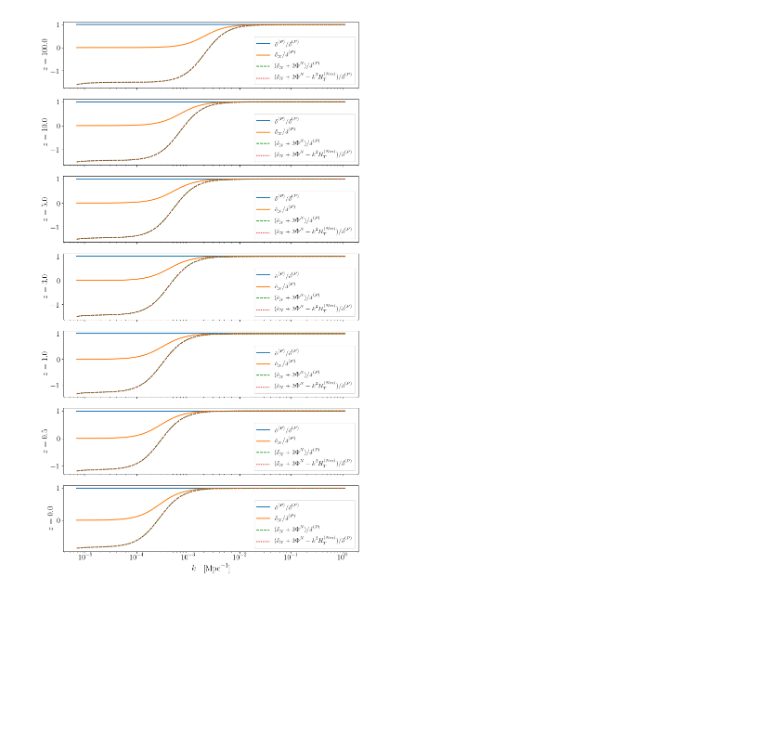
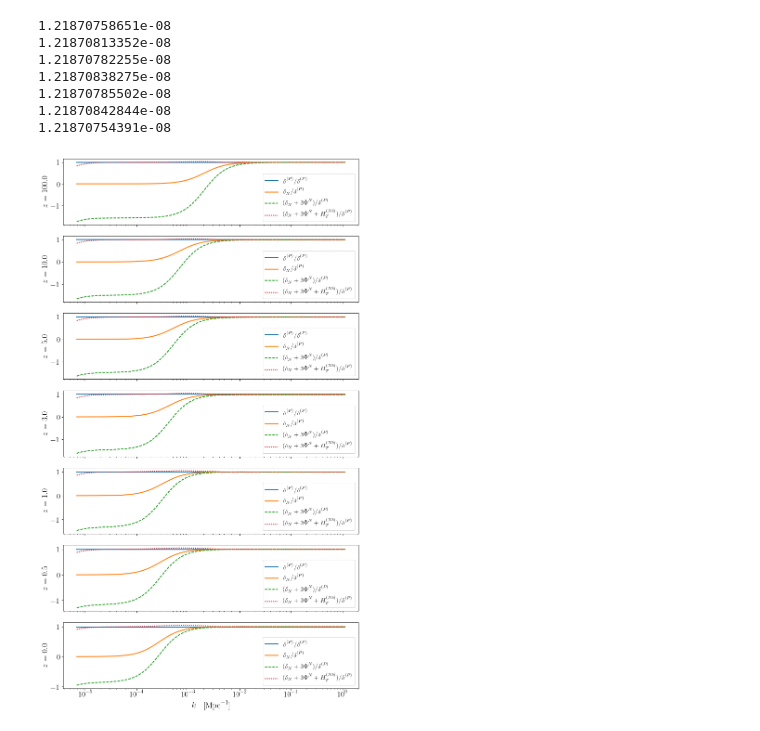
Before and after one commit to ThomasTram/CLASSmods, a Jupyter notebook: WeakFieldPlots.ipynb, the cells around one changed output. Saved outputs shown, nothing was run; the diff lists cells and outputs as text; code cells hidden in the pictures; blank space fills up the shorter version.

```diff
--- a/WeakFieldPlots.ipynb
+++ b/WeakFieldPlots.ipynb
@@ -66,6 +121,6 @@ rho_b_interp_z = interpolate.interp1d(bg['z'],bg['(.)rho_b'])
 # %%
 zvec = z_pk
-f, axes = plt.subplots(len(zvec),1,figsize=(10,17),sharex=True)
+f, axes = plt.subplots(len(zvec),1,figsize=(10,17),sharex=True,sharey=True)
 tk0 = cosmo.get_transfer(0.)
 CHT_grow0 = tk0['delta_Nb']
 CHT_decay0 = tk0['theta_Nb']
@@ -81,24 +136,28 @@ for iz, z in enumerate(zvec):
     H_T_nm = H_T_nb - k*L
     H_T_bs = H_T_nb + (CHT_grow-CHT_grow0)*grow_interp_z(z)+(CHT_decay - CHT_decay0)*decay_interp_z(z)
 
-    delta_N = tk['delta_N']
+    #delta_N = tk['delta_N']
+    delta_N = (tk0['delta_N']-k*tk0['L'])*D(a)
     rho_cdm = rho_cdm_interp_z(z)
     rho_b = rho_b_interp_z(z)
     Phi_N = -3./(2.*k**2)*a*a*(rho_cdm+rho_b)*delta_N
 
     delta_P = (rho_cdm*tk['d_cdm']+rho_b*tk['d_b'])/(rho_cdm+rho_b)
 
-    axes[iz].semilogx(k,delta_P,label=r'$\delta^{(P)}$')
-    axes[iz].semilogx(k,delta_N,label=r'$\delta_N$')
-    axes[iz].semilogx(k,delta_N+3*Phi_N,label=r'$\delta_N + 3\Phi^N$',ls='--')
-    axes[iz].semilogx(k,delta_N+3*Phi_N-k*k*H_T_nm,label=r'$\delta_N + 3\Phi^N -k^2 H_T^{(Nm)}$',ls=':')
+    fac = 1.0#-1./k**2
+    axes[iz].semilogx(k,-delta_P,label=r'$\delta^{(P)}$',lw=3)
+    axes[iz].semilogx(k,-delta_N,label=r'$\delta_N$')
+    axes[iz].semilogx(k,3*Phi_N,label=r'$-3\Phi^N$',ls='--')
+    axes[iz].semilogx(k,-H_T_nb,label=r'$H_T^{(Nb)}$',ls=':',lw=2)
 
-    axes[iz].legend(loc='lower left')
+
+    axes[iz].legend(loc='lower right')
     axes[iz].set_ylabel(r'$z='+str(z)+'$')
+    axes[iz].set_yscale('log',linthreshy=1e-1)
 
 axes[-1].set_xlabel(r'$k\quad[\mathrm{Mpc}^{-1}]$')
 f.tight_layout()
-f.savefig('delta_question.pdf')
+f.savefig('delta2.pdf')
 #lgd = axes[1].legend(fontsize=fs,loc='upper center',ncol=len(zvec),
 #                bbox_to_anchor=(0.5, 1.6), handletextpad=0.1)
 
@@ -112,37 +171,48 @@ f.savefig('delta_question.pdf')
 zvec = z_pk
 f, axes = plt.subplots(len(zvec),1,figsize=(10,17),sharex=True)
 tk0 = cosmo.get_transfer(0.)
+bg = cosmo.get_background()
+D = interpolate.UnivariateSpline(1./(1+bg['z']),bg['grow']/bg['grow'][-1],s=0)
+
 CHT_grow0 = tk0['delta_Nb']
 CHT_decay0 = tk0['theta_Nb']
 
 for iz, z in enumerate(zvec):
     a = 1./(1.+z)
     tk = cosmo.get_transfer(z)
     k = tk['k (h/Mpc)']*cosmo.h()
     CHT_grow = tk['delta_Nb']
     CHT_decay = tk['theta_Nb']
     H_T_nb = tk['L_prime']
     L = tk['L']
     H_T_nm = H_T_nb - k*L
     H_T_bs = H_T_nb + (CHT_grow-CHT_grow0)*grow_interp_z(z)+(CHT_decay - CHT_decay0)*decay_interp_z(z)
 
-    delta_N = tk['delta_N']
+    #delta_N = tk['delta_N']
+    delta_N = (tk0['delta_N']-k*tk0['L'])*D(a)
     rho_cdm = rho_cdm_interp_z(z)
     rho_b = rho_b_interp_z(z)
     Phi_N = -3./(2.*k**2)*a*a*(rho_cdm+rho_b)*delta_N
 
     delta_P = (rho_cdm*tk['d_cdm']+rho_b*tk['d_b'])/(rho_cdm+rho_b)
 
     axes[iz].semilogx(k,delta_P/delta_P,label=r'$\delta^{(P)}/\delta^{(P)}$')
     axes[iz].semilogx(k,delta_N/delta_P,label=r'$\delta_N/\delta^{(P)}$')
     axes[iz].semilogx(k,(delta_N+3*Phi_N)/delta_P,label=r'$(\delta_N + 3\Phi^N)/\delta^{(P)}$',ls='--')
-    axes[iz].semilogx(k,(delta_N+3*Phi_N-k*k*H_T_nm)/delta_P,label=r'$(\delta_N + 3\Phi^N -k^2 H_T^{(Nm)})/\delta^{(P)}$',ls=':')
+    axes[iz].semilogx(k,(delta_N+3*Phi_N+H_T_nm)/delta_P,label=r'$(\delta_N + 3\Phi^N + H_T^{(Nb)})/\delta^{(P)}$',ls=':')
 
     axes[iz].legend(loc='lower right')
     axes[iz].set_ylabel(r'$z='+str(z)+'$')
 
 axes[-1].set_xlabel(r'$k\quad[\mathrm{Mpc}^{-1}]$')
 f.tight_layout()
-f.savefig('delta_question_ratio.pdf')
+f.savefig('delta3.pdf')
 # %% [output]
+1.21870758651e-08
+1.21870813352e-08
+1.21870782255e-08
+1.21870838275e-08
+1.21870785502e-08
+1.21870842844e-08
+1.21870754391e-08
-[figure, old version]
+[figure, new version]
```
Also changed, not shown: parts of 11 cells of this notebook.
